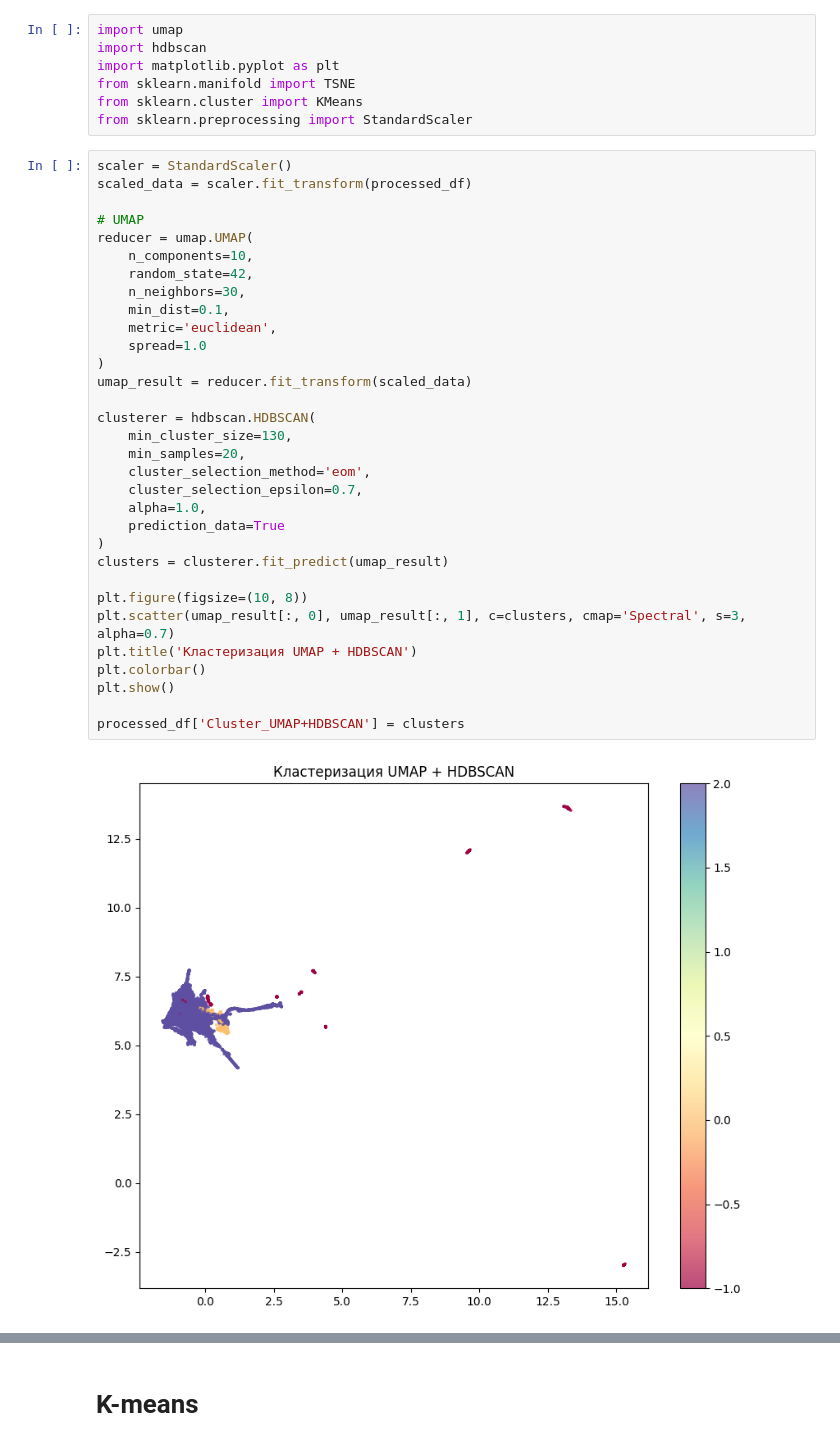
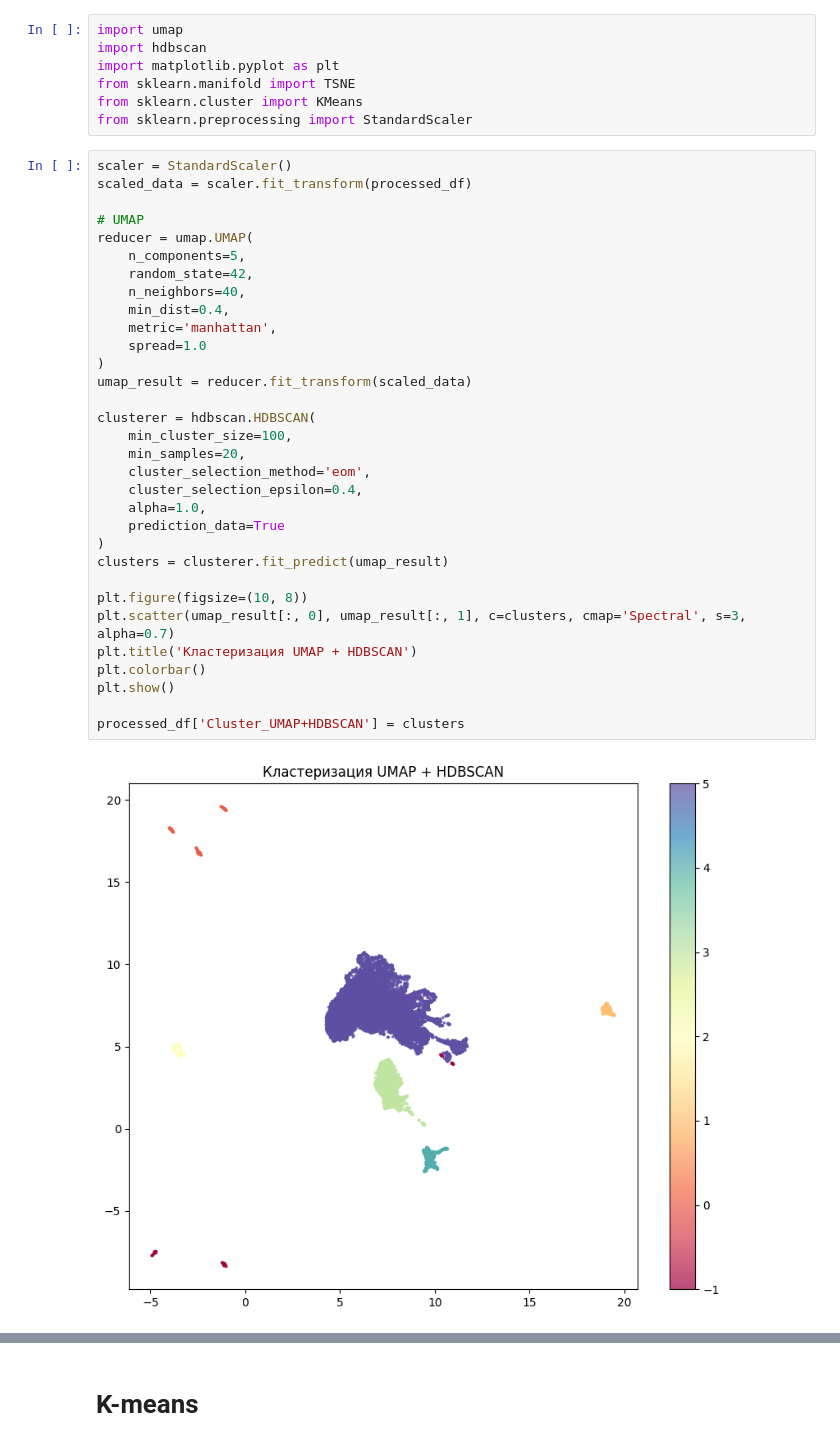
Before and after one commit to MatrosovaRaisa5/work, a Jupyter notebook: work.ipynb, the cells around one changed output, grey strips where cells are left out. Drawn from its saved outputs; the diff is of its cells as text.

```diff
--- a/work.ipynb
+++ b/work.ipynb
@@ -189,37 +189,37 @@ from sklearn.preprocessing import StandardScaler
 # %%
 scaler = StandardScaler()
 scaled_data = scaler.fit_transform(processed_df)
 
 # UMAP
 reducer = umap.UMAP(
-    n_components=10,
+    n_components=5,
     random_state=42,
-    n_neighbors=30,
-    min_dist=0.1,
-    metric='euclidean',
+    n_neighbors=40,
+    min_dist=0.4,
+    metric='manhattan',
     spread=1.0
 )
 umap_result = reducer.fit_transform(scaled_data)
 
 clusterer = hdbscan.HDBSCAN(
-    min_cluster_size=130,
+    min_cluster_size=100,
     min_samples=20,
     cluster_selection_method='eom',
-    cluster_selection_epsilon=0.7,
+    cluster_selection_epsilon=0.4,
     alpha=1.0,
     prediction_data=True
 )
 clusters = clusterer.fit_predict(umap_result)
 
 plt.figure(figsize=(10, 8))
 plt.scatter(umap_result[:, 0], umap_result[:, 1], c=clusters, cmap='Spectral', s=3, alpha=0.7)
 plt.title('Кластеризация UMAP + HDBSCAN')
 plt.colorbar()
 plt.show()
 
 processed_df['Cluster_UMAP+HDBSCAN'] = clusters
 # %% [output]
-[figure, old version]
+[figure, new version]
 # %%
 from sklearn import metrics
 from hdbscan.validity import validity_index
```
Also changed, not shown: parts of 2 cells of this notebook.
